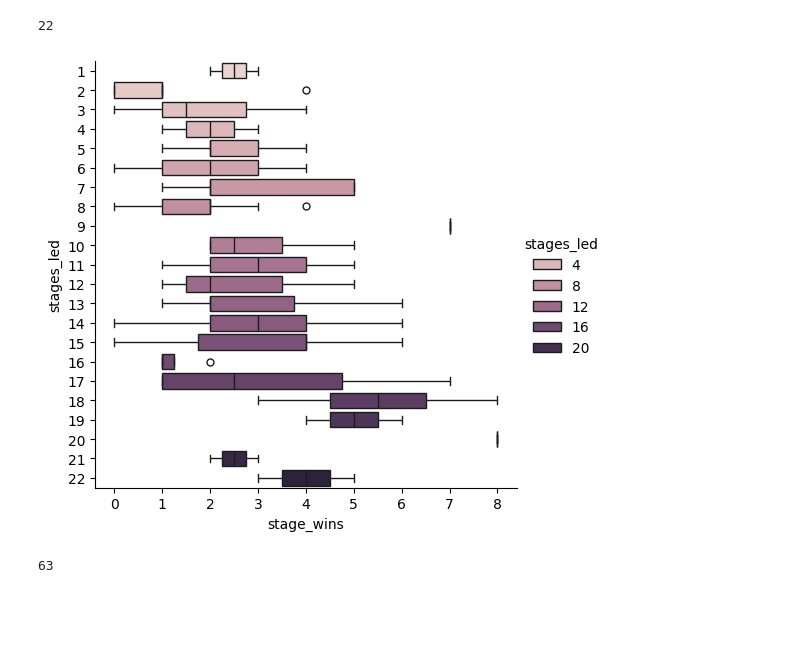
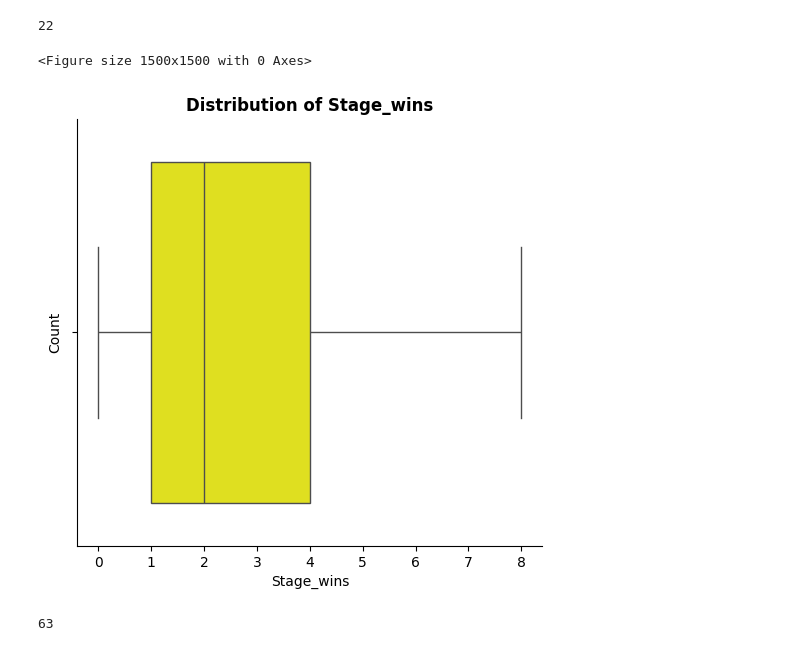
Before and after one commit to Mercymerine/Pandas-Analysis, a Jupyter notebook: Sports_analytics.ipynb, the cells around one changed output. Cells and saved outputs as stored; diff of their text form; code cells hidden in the pictures; blank space fills up the shorter version.

```diff
--- a/Sports_analytics.ipynb
+++ b/Sports_analytics.ipynb
@@ -148,11 +150,16 @@ cycle['stage_wins'].nunique()
 cycle['stages_led'].nunique()
 # %% [output]
 22
-# %%
-sns.catplot( x='stage_wins', y='stages_led',data = cycle, kind='box', orient='h', hue='stages_led')
-plt.show()
-# %% [output]
-[figure, removed]
+# %%
+plt.figure(figsize=(15, 15))
+sns.catplot(cycle['stage_wins'], kind='box', orient='h', color='yellow')
+plt.xlabel('Stage_wins')
+plt.ylabel('Count')
+plt.title('Distribution of Stage_wins', fontweight='bold')
+plt.show()
+# %% [output]
+<Figure size 1500x1500 with 0 Axes>
+[figure, added]
 # %%
 cycle['winner_name'].nunique()
 # %% [output]
```
Also changed, not shown: parts of 6 cells of this notebook.
